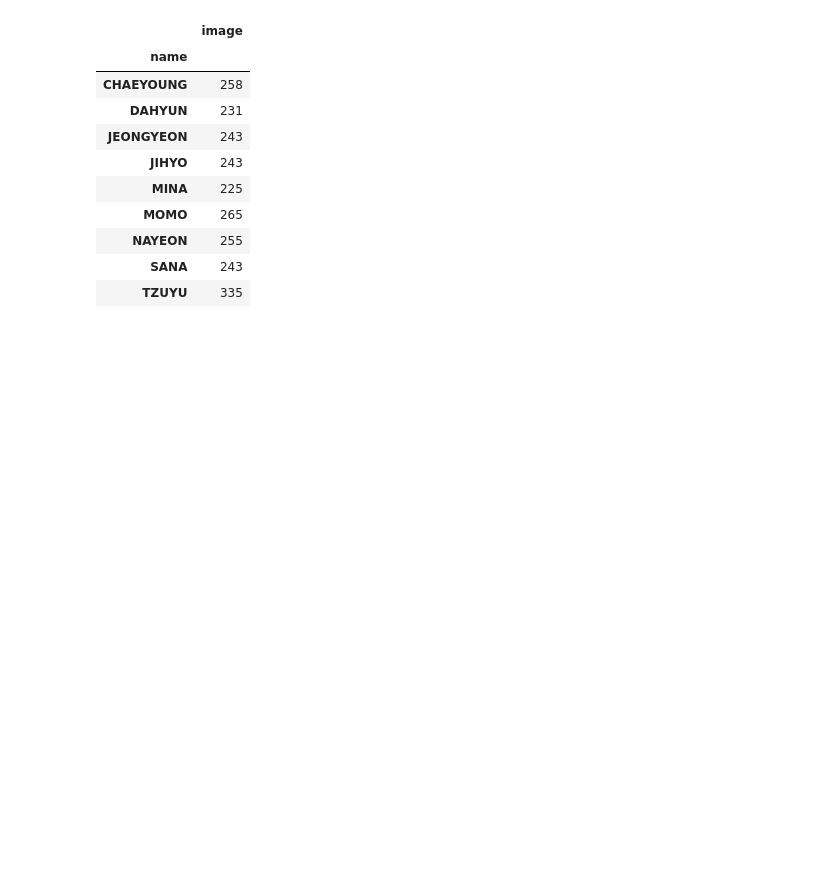
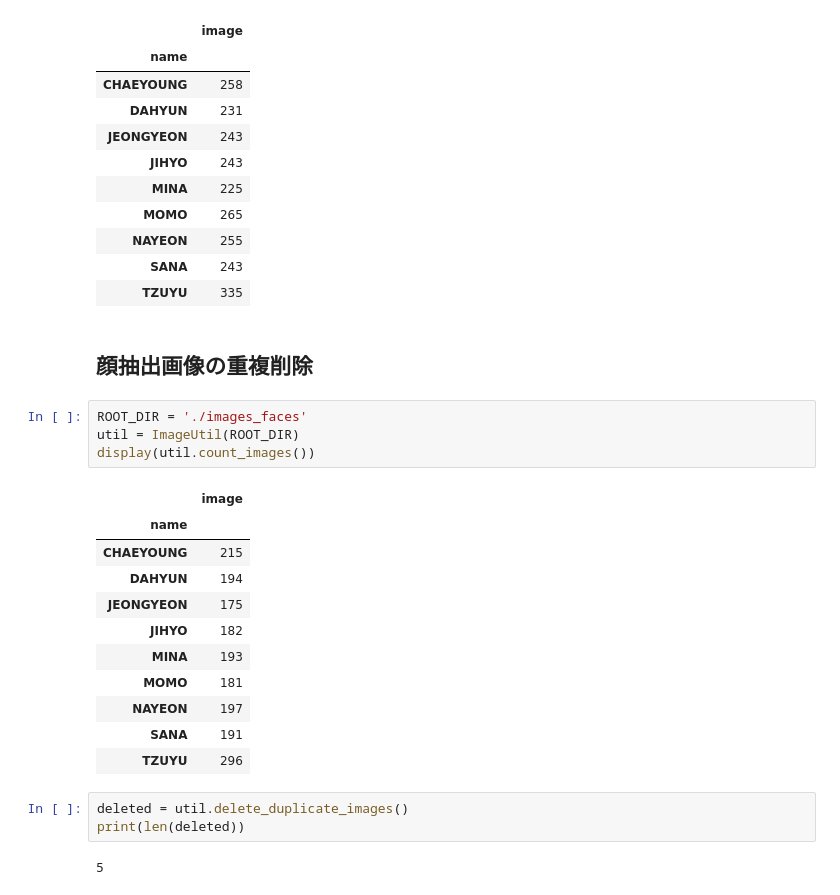
Before and after one commit to TonTech-GH/who_of_twice, a Jupyter notebook: project/image_adjust.ipynb, the cells around one changed output. Cells and saved outputs as stored; diff of their text form; blank space fills up the shorter version.

```diff
--- a/project/image_adjust.ipynb
+++ b/project/image_adjust.ipynb
@@ -45,3 +45,26 @@ util.count_images()
 | NAYEON | 255 |
 | SANA | 243 |
 | TZUYU | 335 |
+# %% [markdown]
+## 顔抽出画像の重複削除
+# %%
+ROOT_DIR = './images_faces'
+util = ImageUtil(ROOT_DIR)
+display(util.count_images())
+# %% [output]
+|  | image |
+| name |  |
+| CHAEYOUNG | 215 |
+| DAHYUN | 194 |
+| JEONGYEON | 175 |
+| JIHYO | 182 |
+| MINA | 193 |
+| MOMO | 181 |
+| NAYEON | 197 |
+| SANA | 191 |
+| TZUYU | 296 |
+# %%
+deleted = util.delete_duplicate_images()
+print(len(deleted))
+# %% [output]
+5
```
Also changed, not shown: parts of 2 cells of this notebook, 22 other files.
